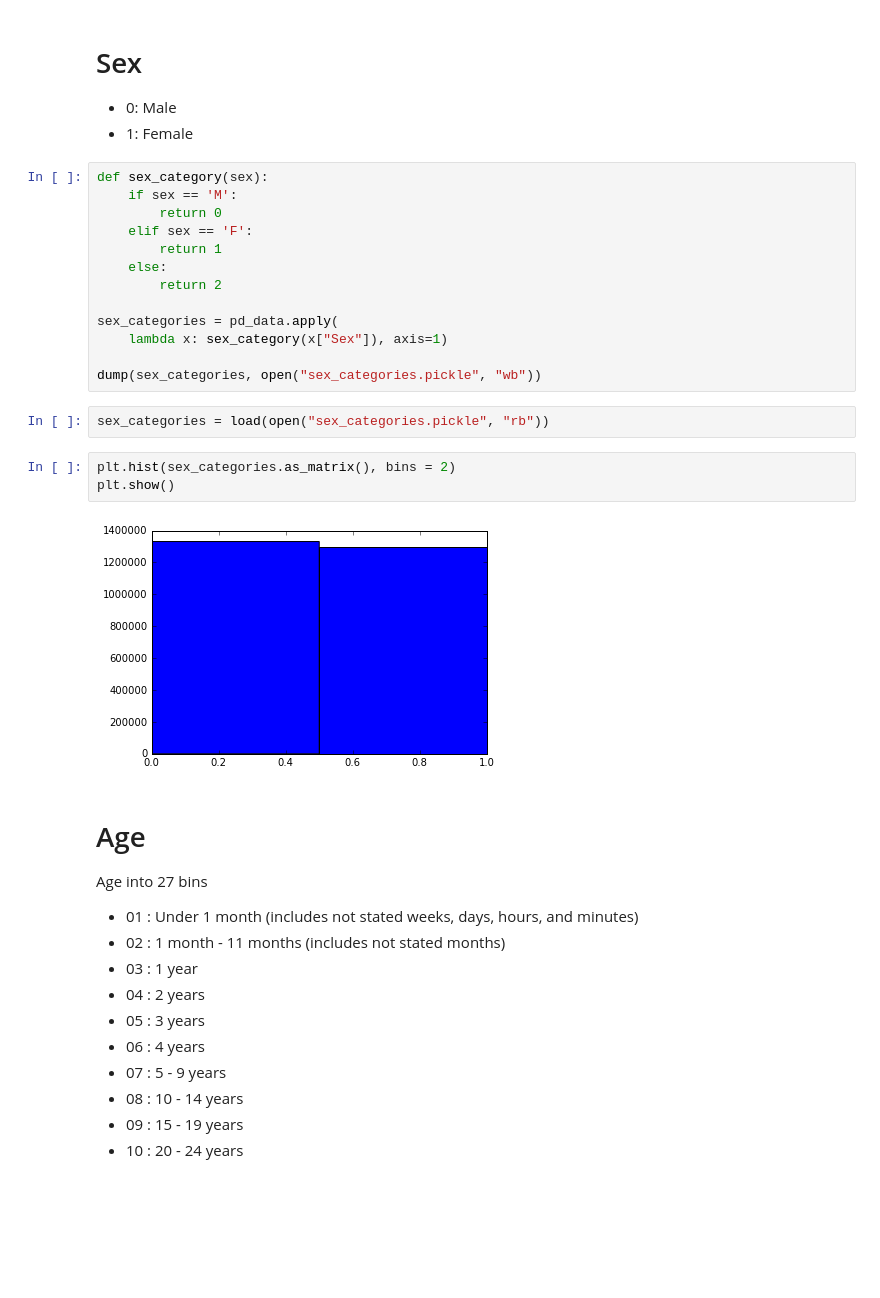
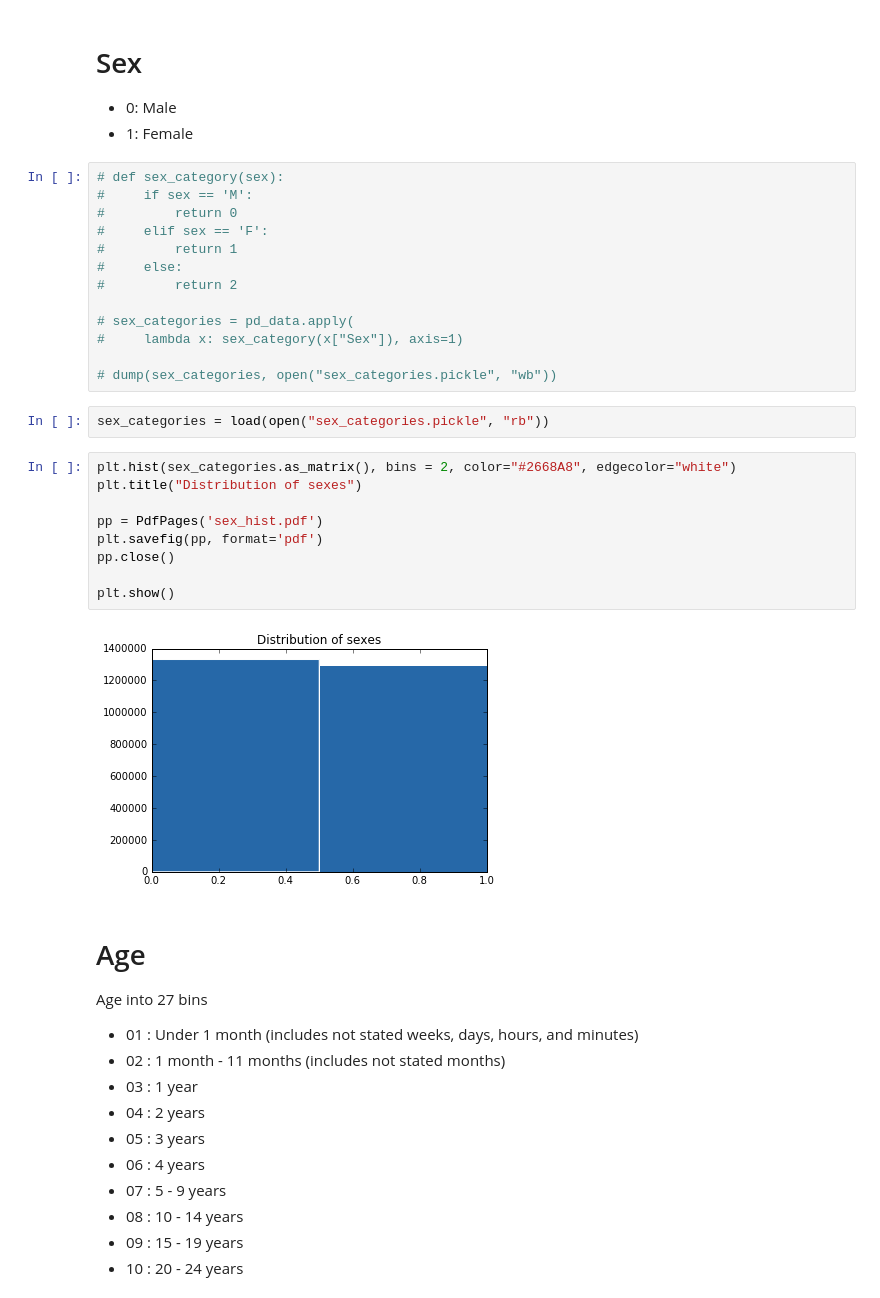
Before and after one commit to eugeniashurko/how-you-gonna-die, a Jupyter notebook: Data_preprocessing.ipynb, the cells around one changed output. Drawn from its saved outputs; the diff is of its cells as text; blank space fills up the shorter version.

```diff
--- a/Data_preprocessing.ipynb
+++ b/Data_preprocessing.ipynb
@@ -166,25 +172,31 @@ plt.show()
 * 0: Male
 * 1: Female
 # %%
-def sex_category(sex):
-    if sex == 'M':
-        return 0
-    elif sex == 'F':
-        return 1
-    else:
-        return 2
+# def sex_category(sex):
+#     if sex == 'M':
+#         return 0
+#     elif sex == 'F':
+#         return 1
+#     else:
+#         return 2
 
-sex_categories = pd_data.apply(
-    lambda x: sex_category(x["Sex"]), axis=1)
+# sex_categories = pd_data.apply(
+#     lambda x: sex_category(x["Sex"]), axis=1)
 
-dump(sex_categories, open("sex_categories.pickle", "wb"))
+# dump(sex_categories, open("sex_categories.pickle", "wb"))
 # %%
 sex_categories = load(open("sex_categories.pickle", "rb"))
-# %%
-plt.hist(sex_categories.as_matrix(), bins = 2)
-plt.show()
-# %% [output]
-[figure, removed]
+# %%
+plt.hist(sex_categories.as_matrix(), bins = 2, color="#2668A8", edgecolor="white")
+plt.title("Distribution of sexes")
+
+pp = PdfPages('sex_hist.pdf')
+plt.savefig(pp, format='pdf')
+pp.close()
+
+plt.show()
+# %% [output]
+[figure, added]
 # %% [markdown]
 # Age
 Age into 27 bins
```
Also changed, not shown: parts of 27 cells of this notebook, 13 other files.
